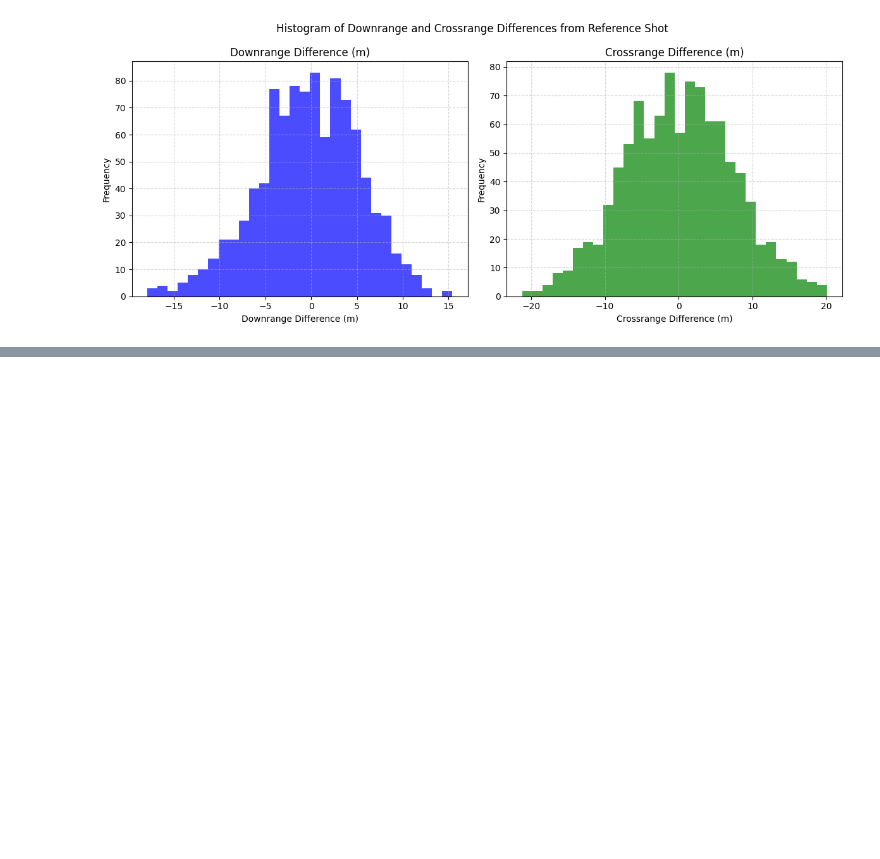
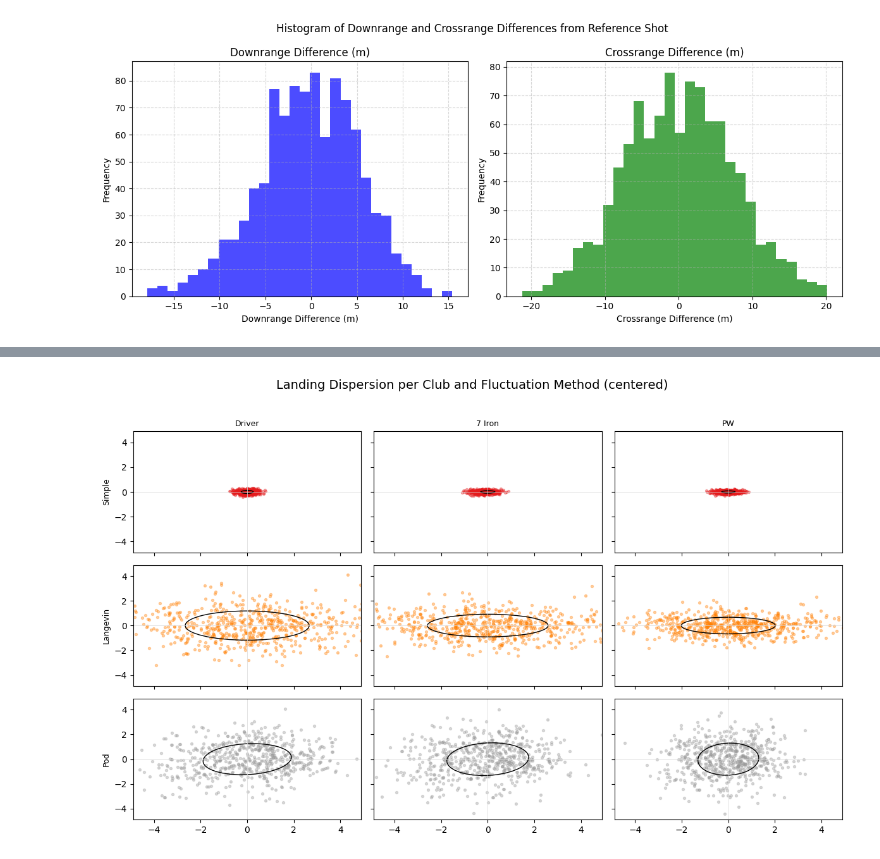
Before and after one commit to JacobManniche/Bachelor_rep, a Jupyter notebook: demos/fluctuation.ipynb, the cells around one changed output, grey strips where cells are left out. Cells and saved outputs as stored; diff of their text form; code cells hidden in the pictures; blank space fills up the shorter version.

```diff
--- a/demos/fluctuation.ipynb
+++ b/demos/fluctuation.ipynb
@@ -339,0 +414,51 @@ plt.show()
+# %%
+# Small-multiples scatter grid: one row per method, one column per club
+
+rows = len(methods)
+cols = len(clubs)
+colors_row = plt.cm.Set1(np.linspace(0,1,rows))
+
+fig, axs = plt.subplots(rows, cols, figsize=(max(12, cols*2.5), rows*2.5), sharex=True, sharey=True)
+
+for i, m in enumerate(methods):
+    for j, club in enumerate(clubs):
+        pts = landing[club][m] - p_ref[club]
+        ax = axs[i, j] if rows > 1 and cols > 1 else (axs[j] if rows==1 else axs[i])
+
+        if pts.size == 0:
+            ax.text(0.5, 0.5, 'no data', ha='center', va='center')
+            continue
+
+        ax.scatter(pts[:, 0], pts[:, 1], s=8, alpha=0.35, color=colors_row[i])
+        ax.axvline(0, color='0.85', lw=0.5)
+        ax.axhline(0, color='0.85', lw=0.5)
+
+        # covariance ellipse (1-sigma) if data is sufficient
+        if pts.shape[0] > 2:
+            cov = np.cov(pts.T)
+            if not np.any(np.isnan(cov)) and cov.shape == (2,2):
+                vals, vecs = np.linalg.eigh(cov)
+                order = vals.argsort()[::-1]
+                vals = vals[order]
+                vecs = vecs[:, order]
+                angle = np.degrees(np.arctan2(vecs[1, 0], vecs[0, 0]))
+                width, height = 2 * np.sqrt(vals)  # diameter-like scaling for visibility
+                ell = Ellipse((0, 0), width=width, height=height, angle=angle, edgecolor='k', facecolor='none', lw=1)
+                ax.add_patch(ell)
+
+        if i == 0:
+            ax.set_title(club, fontsize=9)
+        if j == 0:
+            ax.set_ylabel(m.title(), fontsize=9)
+
+        # keep axes symmetric and centered around zero for easy comparison
+        lim = max(np.abs(pts).max() * 1.1, 2.0)
+        ax.set_xlim(-lim, lim)
+        ax.set_ylim(-lim, lim)
+
+# overall layout
+plt.suptitle('Landing Dispersion per Club and Fluctuation Method (centered)', fontsize=14)
+plt.tight_layout(rect=[0, 0, 1, 0.96])
+plt.show()
+# %% [output]
+[figure, added]
```
Also changed, not shown: parts of 5 cells of this notebook, 3 other files.
